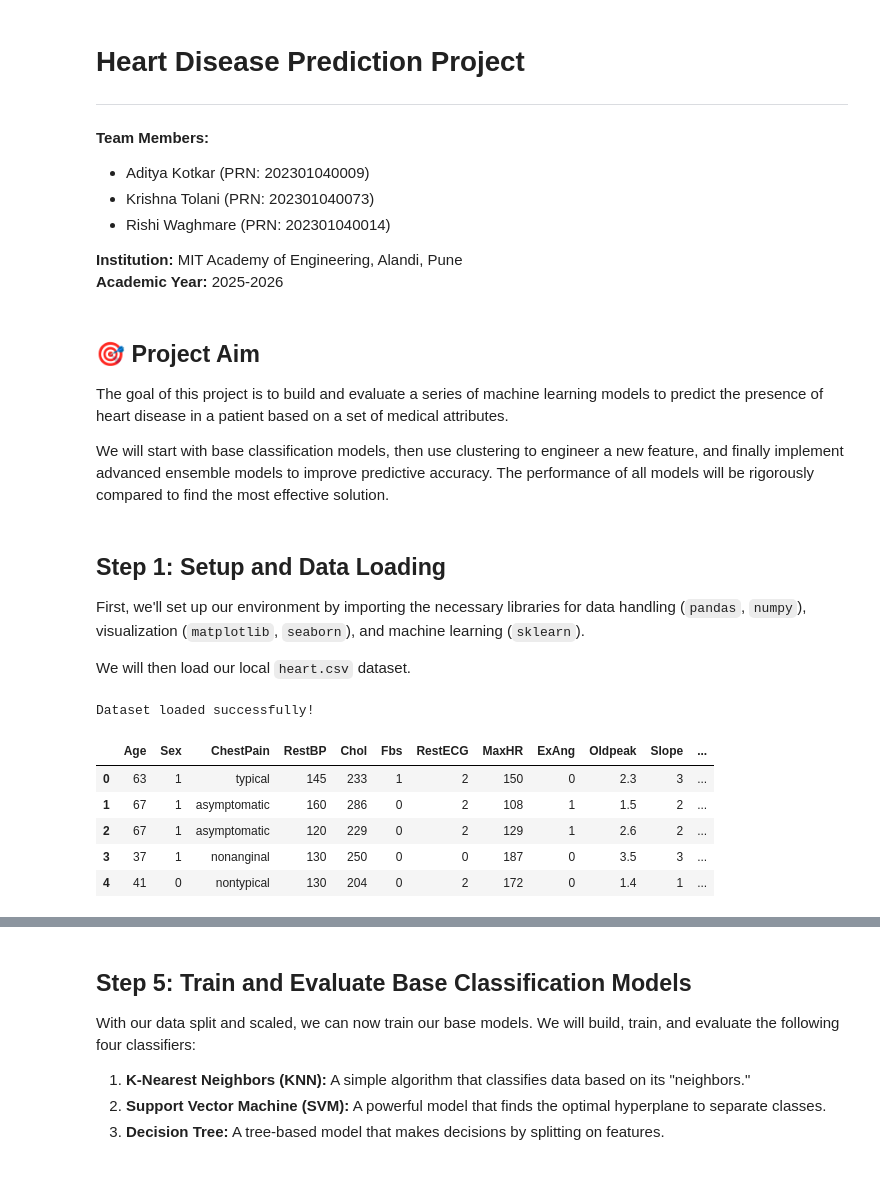
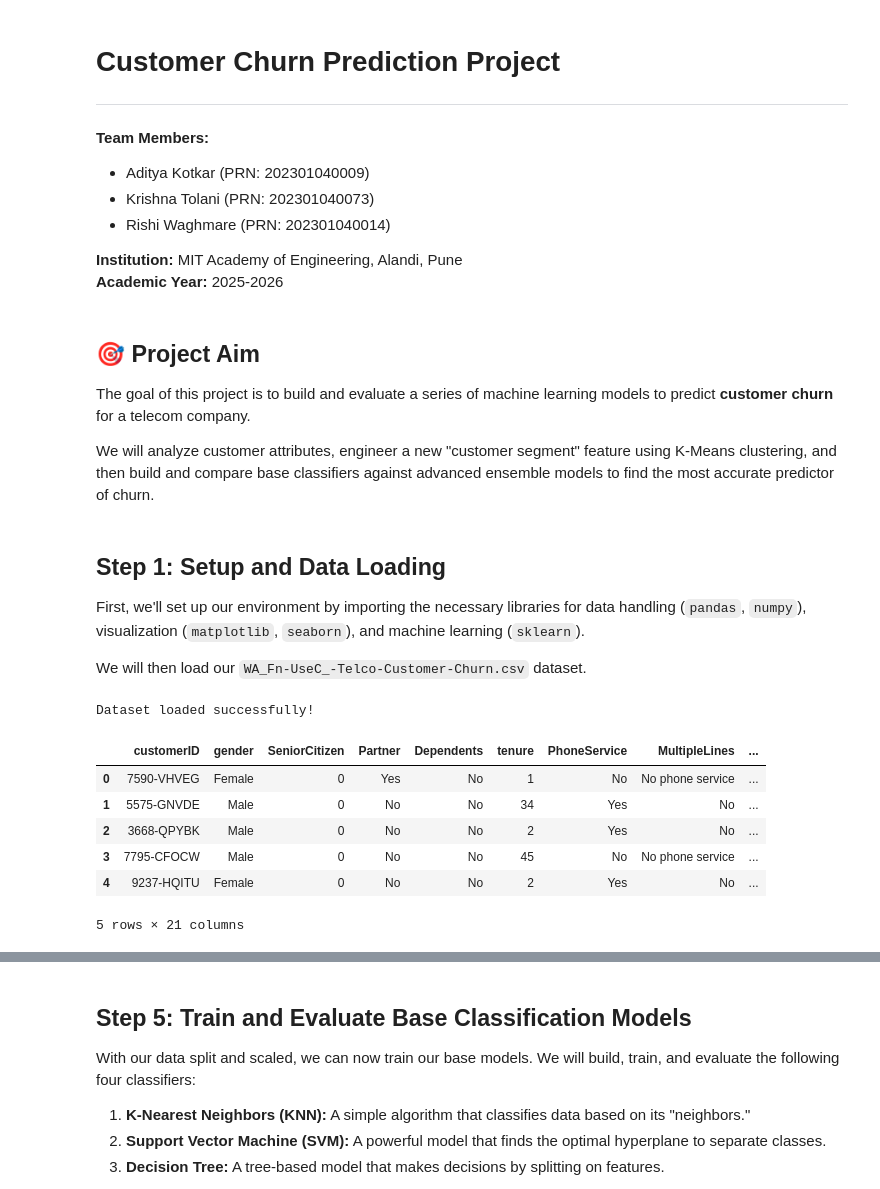
Before and after one commit to RishiWaghmare12/AIML-project-MDM, a Jupyter notebook: aiml_pr7.ipynb, the cells around one changed output, grey strips where cells are left out. Cells and saved outputs as stored; diff of their text form; code cells hidden in the pictures.

```diff
--- a/aiml_pr7.ipynb
+++ b/aiml_pr7.ipynb
@@ -1,5 +1,5 @@
 # %% [markdown]
-# Heart Disease Prediction Project
+# Customer Churn Prediction Project
 
 ---
 **Team Members:**
@@ -12,53 +12,54 @@
 # %% [markdown]
 ## 🎯 Project Aim
 
-The goal of this project is to build and evaluate a series of machine learning models to predict the presence of heart disease in a patient based on a set of medical attributes.
+The goal of this project is to build and evaluate a series of machine learning models to predict **customer churn** for a telecom company.
 
-We will start with base classification models, then use clustering to engineer a new feature, and finally implement advanced ensemble models to improve predictive accuracy. The performance of all models will be rigorously compared to find the most effective solution.
+We will analyze customer attributes, engineer a new "customer segment" feature using K-Means clustering, and then build and compare base classifiers against advanced ensemble models to find the most accurate predictor of churn.
 # %% [markdown]
 ## Step 1: Setup and Data Loading
 
 First, we'll set up our environment by importing the necessary libraries for data handling (`pandas`, `numpy`), visualization (`matplotlib`, `seaborn`), and machine learning (`sklearn`).
 
-We will then load our local `heart.csv` dataset.
+We will then load our `WA_Fn-UseC_-Telco-Customer-Churn.csv` dataset.
 # %%
 # Import foundational libraries
 import pandas as pd
 import numpy as np
 import matplotlib.pyplot as plt
 import seaborn as sns
 
 # Import libraries for modeling and evaluation
 from sklearn.model_selection import train_test_split
 from sklearn.preprocessing import StandardScaler
 from sklearn.cluster import KMeans
 from sklearn.neighbors import KNeighborsClassifier
 from sklearn.svm import SVC
 from sklearn.tree import DecisionTreeClassifier
 from sklearn.linear_model import LogisticRegression
 from sklearn.ensemble import VotingClassifier, AdaBoostClassifier, StackingClassifier
 from sklearn.metrics import classification_report, confusion_matrix, accuracy_score, f1_score
 
 # Set plot style
 sns.set_style('whitegrid')
 
-# Load the local dataset
+# Load the new dataset
 try:
-    df = pd.read_csv('heart.csv')
+    df = pd.read_csv('WA_Fn-UseC_-Telco-Customer-Churn.csv')
     print("Dataset loaded successfully!")
 except FileNotFoundError:
-    print("File 'heart.csv' not found. Please make sure it's in the same directory as this notebook.")
+    print("File 'WA_Fn-UseC_-Telco-Customer-Churn.csv' not found. Please upload it.")
 
 # Display the first 5 rows
 df.head()
 # %% [output]
 Dataset loaded successfully!
-|  | Age | Sex | ChestPain | RestBP | Chol | Fbs | RestECG | MaxHR | ExAng | Oldpeak | Slope | ... |
-| 0 | 63 | 1 | typical | 145 | 233 | 1 | 2 | 150 | 0 | 2.3 | 3 | ... |
-| 1 | 67 | 1 | asymptomatic | 160 | 286 | 0 | 2 | 108 | 1 | 1.5 | 2 | ... |
-| 2 | 67 | 1 | asymptomatic | 120 | 229 | 0 | 2 | 129 | 1 | 2.6 | 2 | ... |
-| 3 | 37 | 1 | nonanginal | 130 | 250 | 0 | 0 | 187 | 0 | 3.5 | 3 | ... |
-| 4 | 41 | 0 | nontypical | 130 | 204 | 0 | 2 | 172 | 0 | 1.4 | 1 | ... |
+|  | customerID | gender | SeniorCitizen | Partner | Dependents | tenure | PhoneService | MultipleLines | ... |
+| 0 | 7590-VHVEG | Female | 0 | Yes | No | 1 | No | No phone service | ... |
+| 1 | 5575-GNVDE | Male | 0 | No | No | 34 | Yes | No | ... |
+| 2 | 3668-QPYBK | Male | 0 | No | No | 2 | Yes | No | ... |
+| 3 | 7795-CFOCW | Male | 0 | No | No | 45 | No | No phone service | ... |
+| 4 | 9237-HQITU | Female | 0 | No | No | 2 | Yes | No | ... |
+5 rows × 21 columns
 # %% [markdown]
 ## Step 2: Exploratory Data Analysis (EDA)
 
```
Also changed, not shown: parts of 18 cells of this notebook, 7 other files.
